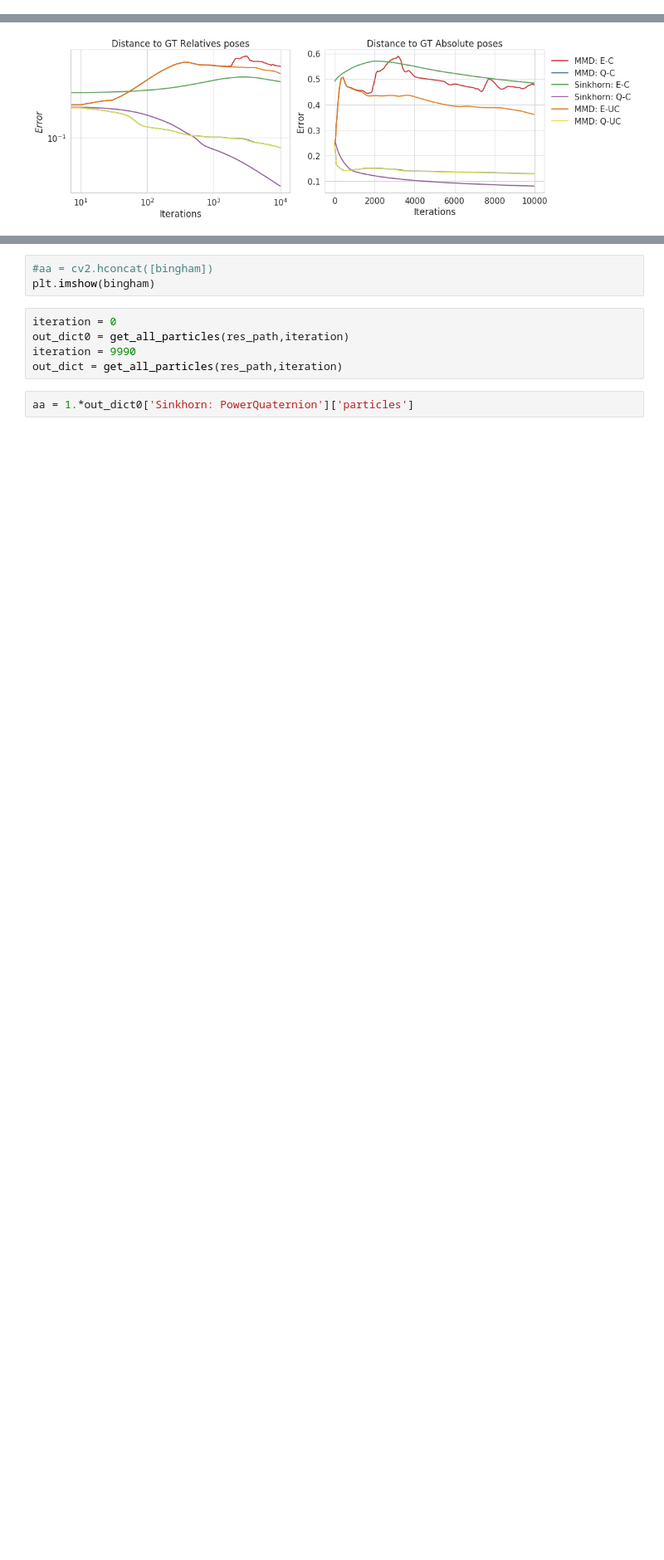
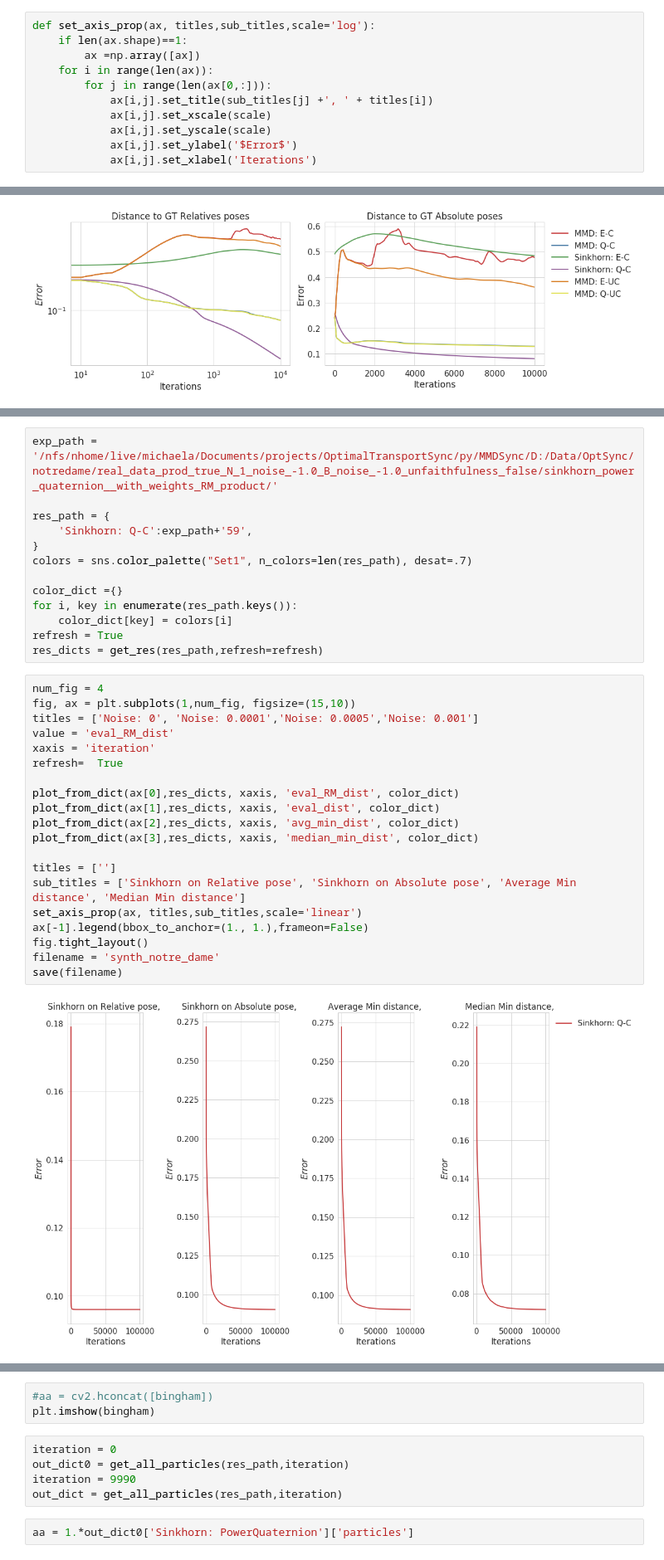
Before and after one commit to MichaelArbel/OT-sync, a Jupyter notebook: py/MMDSync/MMDSync.ipynb, the cells around one changed output, grey strips where cells are left out. Shown at 83% size. Cells and saved outputs as stored; diff of their text form; blank space fills up the shorter version.

```diff
--- a/py/MMDSync/MMDSync.ipynb
+++ b/py/MMDSync/MMDSync.ipynb
@@ -33,3 +70,14 @@ def get_all_particles(path_dict,iteration):
+# %%
+def set_axis_prop(ax, titles,sub_titles,scale='log'):
+    if len(ax.shape)==1:
+        ax =np.array([ax])
+    for i in range(len(ax)):
+        for j in range(len(ax[0,:])):
+            ax[i,j].set_title(sub_titles[j] +', ' + titles[i])
+            ax[i,j].set_xscale(scale)
+            ax[i,j].set_yscale(scale)
+            ax[i,j].set_ylabel('$Error$')
+            ax[i,j].set_xlabel('Iterations')
 # %%
 exp_path = 'D:/Data/OptSync/'
 exp_name  = 'synthetic'
@@ -317,0 +499,35 @@ NameError: name 'sns' is not defined
+# %%
+exp_path = '/nfs/nhome/live/michaela/Documents/projects/OptimalTransportSync/py/MMDSync/D:/Data/OptSync/notredame/real_data_prod_true_N_1_noise_-1.0_B_noise_-1.0_unfaithfulness_false/sinkhorn_power_quaternion__with_weights_RM_product/'
+
+res_path = {
+    'Sinkhorn: Q-C':exp_path+'59',
+}
+colors = sns.color_palette("Set1", n_colors=len(res_path), desat=.7)
+
+color_dict ={}
+for i, key in enumerate(res_path.keys()):
+    color_dict[key] = colors[i]
+refresh = True
+res_dicts = get_res(res_path,refresh=refresh)
+# %%
+num_fig = 4
+fig, ax = plt.subplots(1,num_fig, figsize=(15,10))
+titles = ['Noise: 0', 'Noise: 0.0001','Noise: 0.0005','Noise: 0.001']
+value = 'eval_RM_dist'
+xaxis = 'iteration'
+refresh=  True
+
+plot_from_dict(ax[0],res_dicts, xaxis, 'eval_RM_dist', color_dict)
+plot_from_dict(ax[1],res_dicts, xaxis, 'eval_dist', color_dict)
+plot_from_dict(ax[2],res_dicts, xaxis, 'avg_min_dist', color_dict)
+plot_from_dict(ax[3],res_dicts, xaxis, 'median_min_dist', color_dict)
+
+titles = ['']
+sub_titles = ['Sinkhorn on Relative pose', 'Sinkhorn on Absolute pose', 'Average Min distance', 'Median Min distance']
+set_axis_prop(ax, titles,sub_titles,scale='linear')
+ax[-1].legend(bbox_to_anchor=(1., 1.),frameon=False)
+fig.tight_layout()
+filename = 'synth_notre_dame'
+save(filename)
+# %% [output]
+[figure, added]
```
Also changed, not shown: parts of 10 cells of this notebook, 7 other files.
